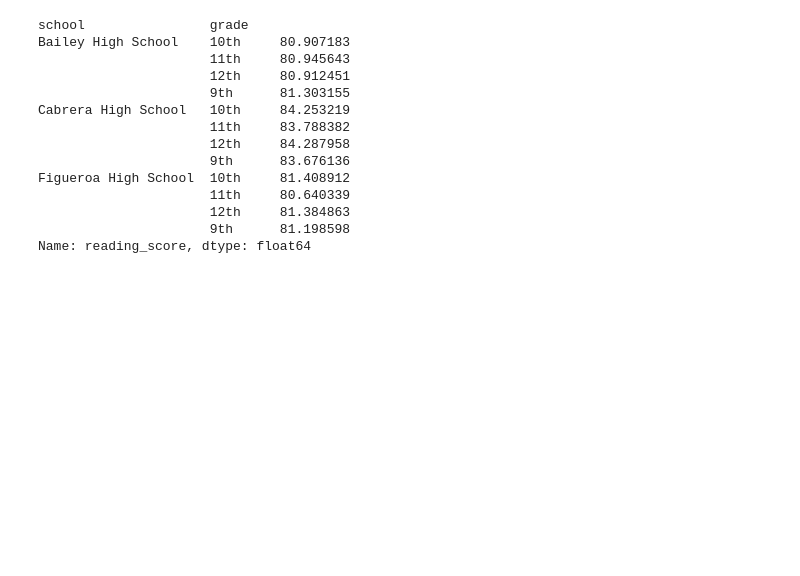
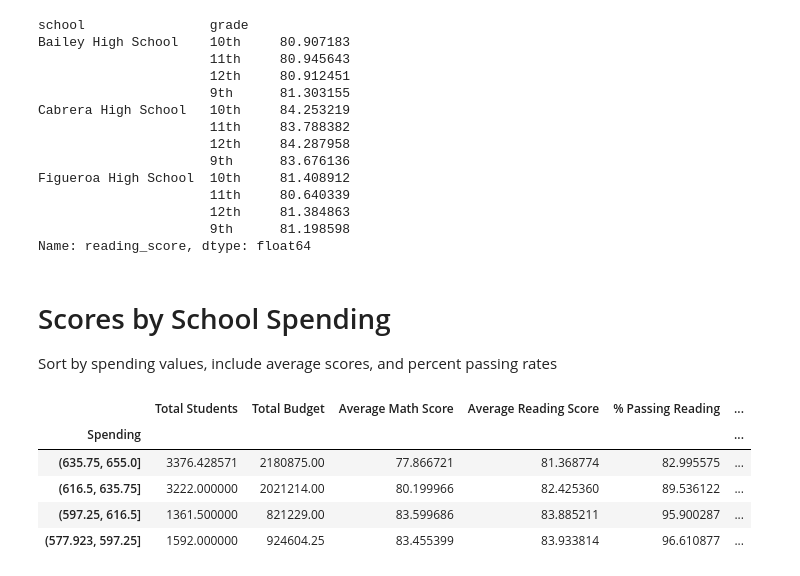
Before and after one commit to avlam/UCB-HW4, a Jupyter notebook: academy/Academy_AVL.ipynb, the cells around one changed output. Drawn from its saved outputs; the diff is of its cells as text; code cells hidden in the pictures; blank space fills up the shorter version.

```diff
--- a/academy/Academy_AVL.ipynb
+++ b/academy/Academy_AVL.ipynb
@@ -178,3 +199,19 @@ Figueroa High School  10th     81.408912
                       12th     81.384863
                       9th      81.198598
 Name: reading_score, dtype: float64
+# %% [markdown]
+# Scores by School Spending
+Sort by spending values, include average scores, and percent passing rates
+# %%
+bins = 4
+#group_names = ['Small', 'Medium', 'Large']
+school_summary['Spending'] = pd.cut(school_summary['Budget Per Student'],bins)
+ss_by_spending = school_summary.groupby('Spending')
+ss_by_spending.mean().sort_values(by = 'Budget Per Student', ascending = False).head().drop('School ID',axis = 1)
+# %% [output]
+|  | Total Students | Total Budget | Average Math Score | Average Reading Score | % Passing Reading | ... |
+| Spending |  |  |  |  |  | ... |
+| (635.75, 655.0] | 3376.428571 | 2180875.00 | 77.866721 | 81.368774 | 82.995575 | ... |
+| (616.5, 635.75] | 3222.000000 | 2021214.00 | 80.199966 | 82.425360 | 89.536122 | ... |
+| (597.25, 616.5] | 1361.500000 | 821229.00 | 83.599686 | 83.885211 | 95.900287 | ... |
+| (577.923, 597.25] | 1592.000000 | 924604.25 | 83.455399 | 83.933814 | 96.610877 | ... |
```
Also changed, not shown: parts of 7 cells of this notebook.
